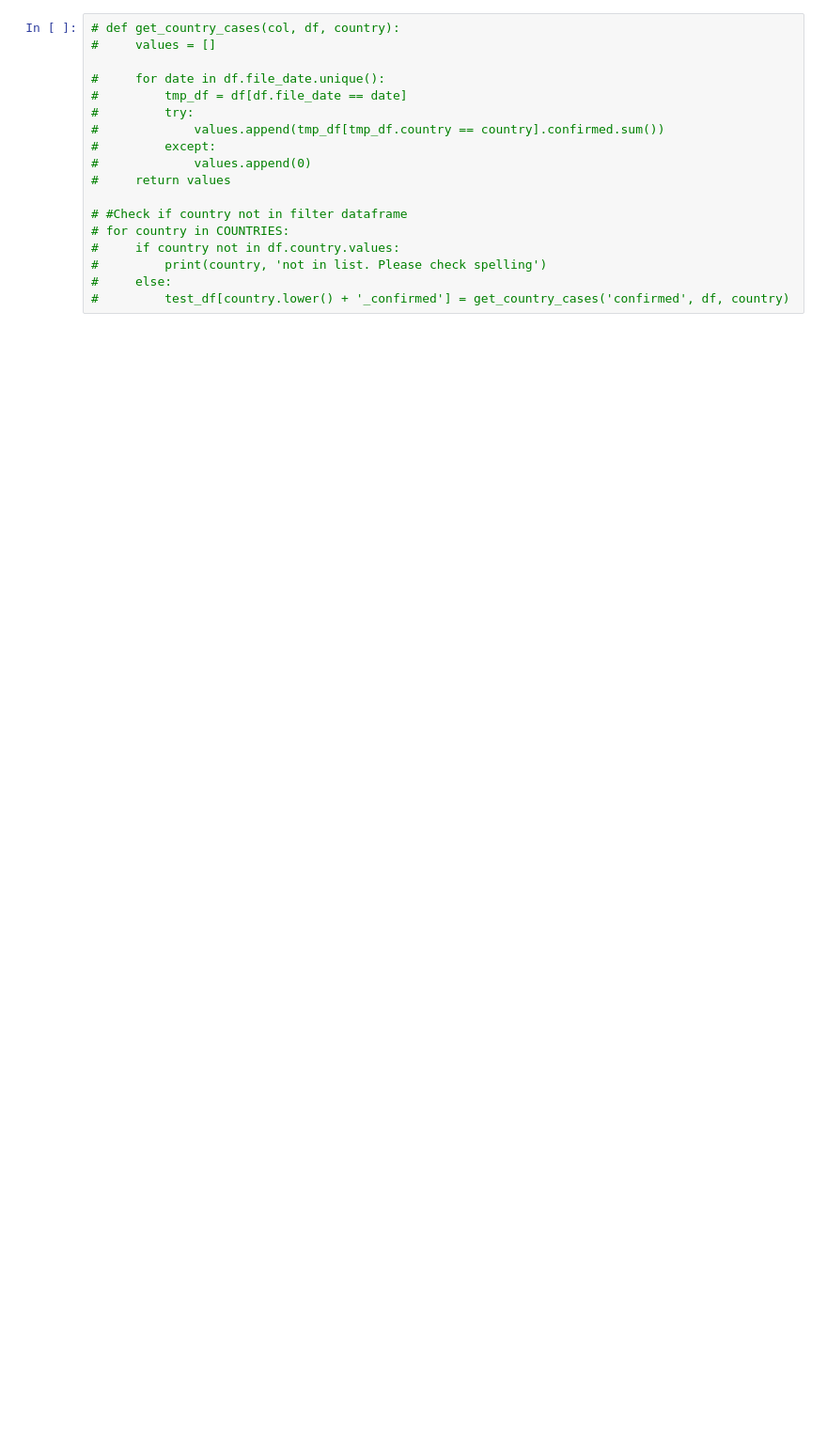
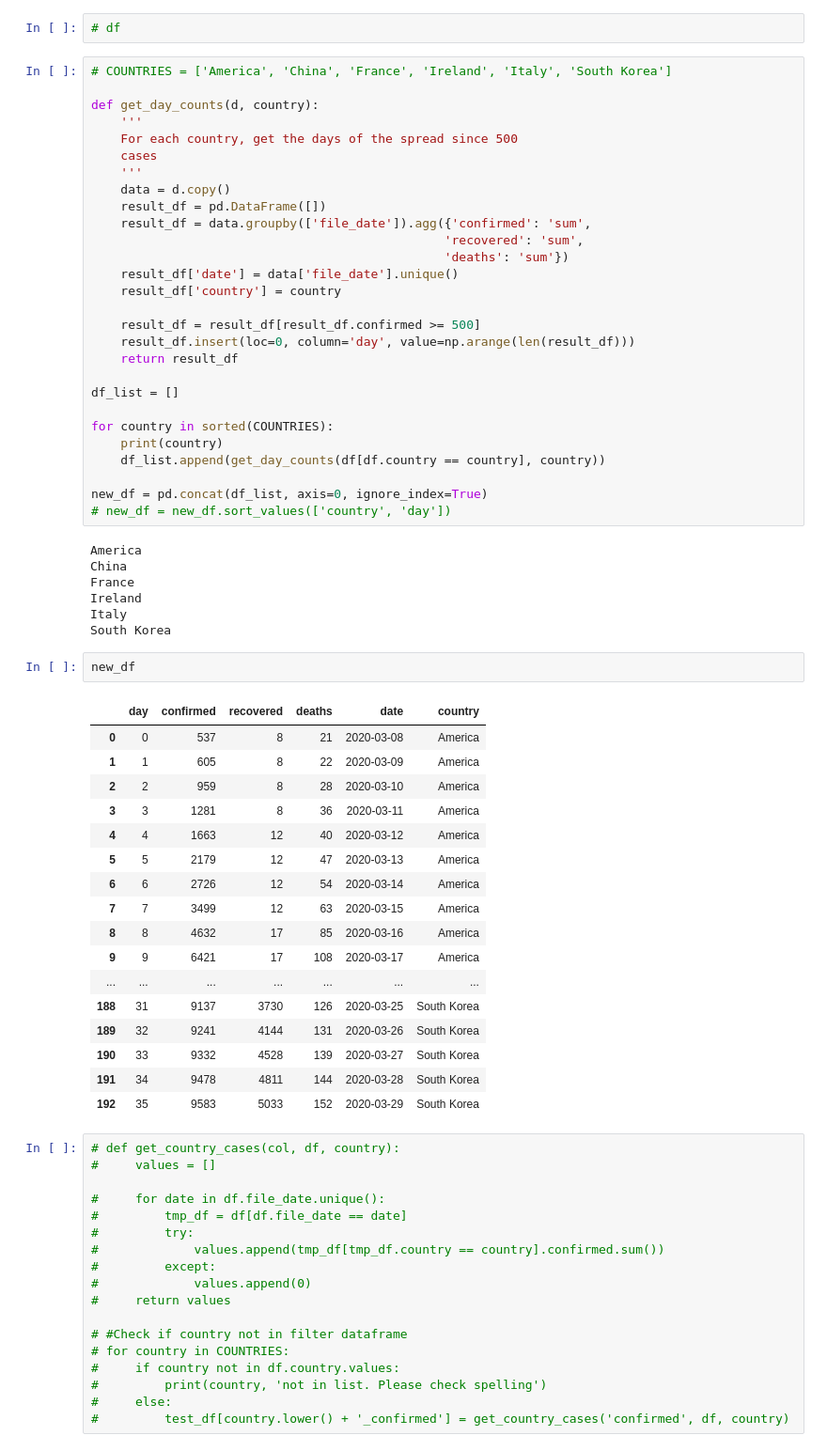
Before and after one commit to AaronWard/covidify, a Jupyter notebook: notebooks/log.ipynb, the cells around one changed output. Shown: that part at 94% size. Drawn from its saved outputs; the diff is of its cells as text; blank space fills up the shorter version.

```diff
--- a/notebooks/log.ipynb
+++ b/notebooks/log.ipynb
@@ -80,3 +44,60 @@ test_df['date'] = df.file_date.unique()
+# %%
+# df
+# %%
+# COUNTRIES = ['America', 'China', 'France', 'Ireland', 'Italy', 'South Korea']
+
+def get_day_counts(d, country):
+    '''
+    For each country, get the days of the spread since 500
+    cases
+    '''
+    data = d.copy()
+    result_df = pd.DataFrame([])
+    result_df = data.groupby(['file_date']).agg({'confirmed': 'sum',
+                                                'recovered': 'sum',
+                                                'deaths': 'sum'})
+    result_df['date'] = data['file_date'].unique()
+    result_df['country'] = country
+
+    result_df = result_df[result_df.confirmed >= 500]
+    result_df.insert(loc=0, column='day', value=np.arange(len(result_df)))
+    return result_df
+
+df_list = []
+
+for country in sorted(COUNTRIES):
+    print(country)
+    df_list.append(get_day_counts(df[df.country == country], country))
+
+new_df = pd.concat(df_list, axis=0, ignore_index=True)
+# new_df = new_df.sort_values(['country', 'day'])
+# %% [output]
+America
+China
+France
+Ireland
+Italy
+South Korea
+# %%
+new_df
+# %% [output]
+|  | day | confirmed | recovered | deaths | date | country |
+| 0 | 0 | 537 | 8 | 21 | 2020-03-08 | America |
+| 1 | 1 | 605 | 8 | 22 | 2020-03-09 | America |
+| 2 | 2 | 959 | 8 | 28 | 2020-03-10 | America |
+| 3 | 3 | 1281 | 8 | 36 | 2020-03-11 | America |
+| 4 | 4 | 1663 | 12 | 40 | 2020-03-12 | America |
+| 5 | 5 | 2179 | 12 | 47 | 2020-03-13 | America |
+| 6 | 6 | 2726 | 12 | 54 | 2020-03-14 | America |
+| 7 | 7 | 3499 | 12 | 63 | 2020-03-15 | America |
+| 8 | 8 | 4632 | 17 | 85 | 2020-03-16 | America |
+| 9 | 9 | 6421 | 17 | 108 | 2020-03-17 | America |
+| ... | ... | ... | ... | ... | ... | ... |
+| 188 | 31 | 9137 | 3730 | 126 | 2020-03-25 | South Korea |
+| 189 | 32 | 9241 | 4144 | 131 | 2020-03-26 | South Korea |
+| 190 | 33 | 9332 | 4528 | 139 | 2020-03-27 | South Korea |
+| 191 | 34 | 9478 | 4811 | 144 | 2020-03-28 | South Korea |
+| 192 | 35 | 9583 | 5033 | 152 | 2020-03-29 | South Korea |
 # %%
 # def get_country_cases(col, df, country):
 #     values = []
```
Also changed, not shown: parts of 13 cells of this notebook.
